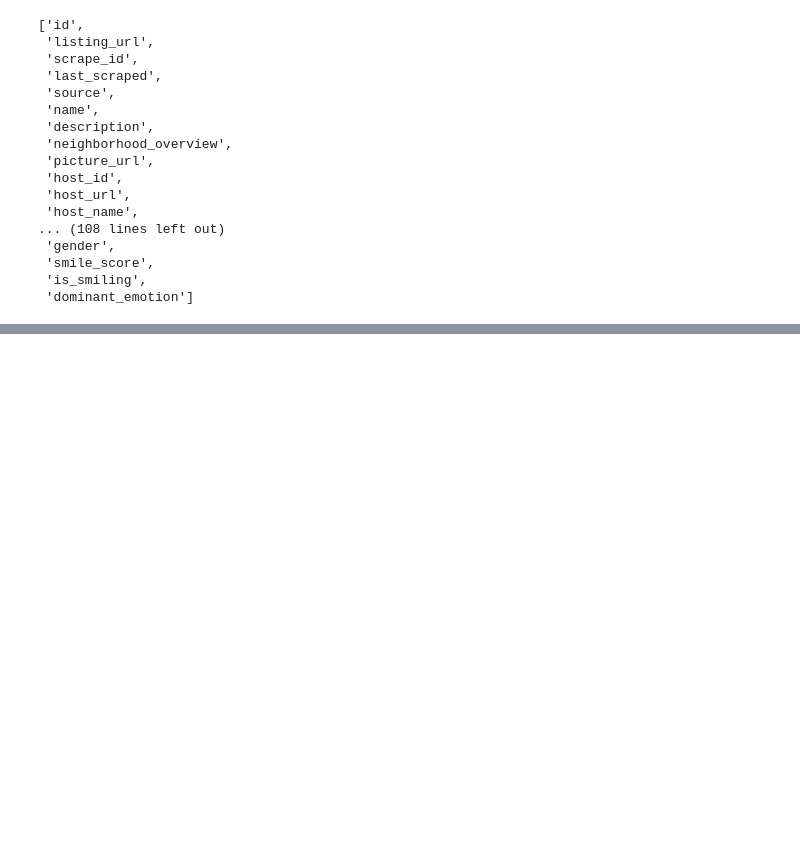
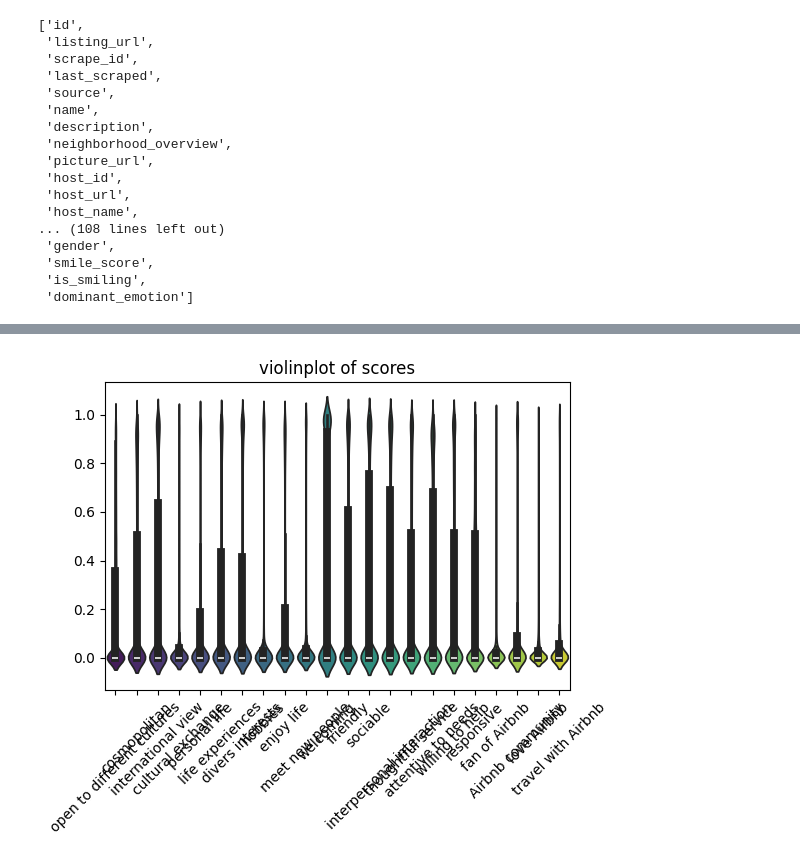
Before and after one commit to yeliu-dh/SelfPresentation_Multimodal_airbnb, a Jupyter notebook: D_stat/test_desc.ipynb, the cells around one changed output, grey strips where cells are left out. Cells and saved outputs as stored; diff of their text form; code cells hidden in the pictures; blank space fills up the shorter version.

```diff
--- a/D_stat/test_desc.ipynb
+++ b/D_stat/test_desc.ipynb
@@ -6,6 +6,19 @@ sys.path.append (os.path.abspath(".."))
 
 # my utils
 from utils import preprocess_listings
+
+LABELS_EN=[
+            'open to different cultures', 'cosmopolitan','international view', 'cultural exchange',
+            'personal life', 'life experiences', 'divers interests', 'hobbies', 'enjoy life',
+            'meet new people', 'welcoming', 'friendly', 'sociable', 'interpersonal interaction',
+            'thoughtful service', 'attentive to needs', 'willing to help', 'responsive',
+            'fan of Airbnb', 'Airbnb community','love Airbnb', 'travel with Airbnb'
+        ]
+DICT_FACTOR_ITEMS={"ouverture":['open to different cultures', 'cosmopolitan','international view', 'cultural exchange'],
+                   "authenticité":['personal life', 'life experiences', 'divers interests', 'hobbies', 'enjoy life'],
+                   "sociabilité":['meet new people', 'welcoming', 'friendly', 'sociable', 'interpersonal interaction'],
+                   "auto_promotion":['thoughtful service', 'attentive to needs', 'willing to help', 'responsive'],
+                   "exemplarité":['fan of Airbnb', 'Airbnb community','love Airbnb', 'travel with Airbnb']}
 # %%
 df=pd.read_csv("../data_processed\listings_tactics_bio_vis-paris_london-2306_2406.csv")
 print(df.shape)
@@ -46,8 +212,7 @@ Name: count, dtype: float64
 # %%
 importlib.reload(preprocess_listings)
-from utils.preprocess_listings import plot_distribution
+from utils.preprocess_listings import plot_violon
 
-plot_distribution(df=df, group_col="host_is_superhost",
-                  y_var='booking_rate_l30d',
-                  save=False,
-                  output_folder="../output_mod")
+plot_violon(df_input=df, vars=LABELS_EN, to_fillna0=True, save=False, output_folder="../output_mod", filename="violon_tactics_weighted.jpg")
+# %% [output]
+[figure, added]
```
Also changed, not shown: parts of 7 cells of this notebook, 9 other files.
